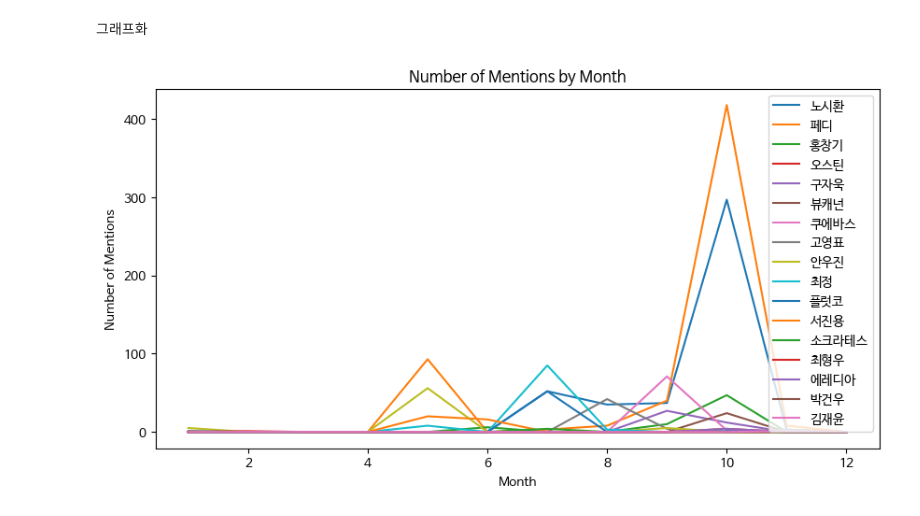
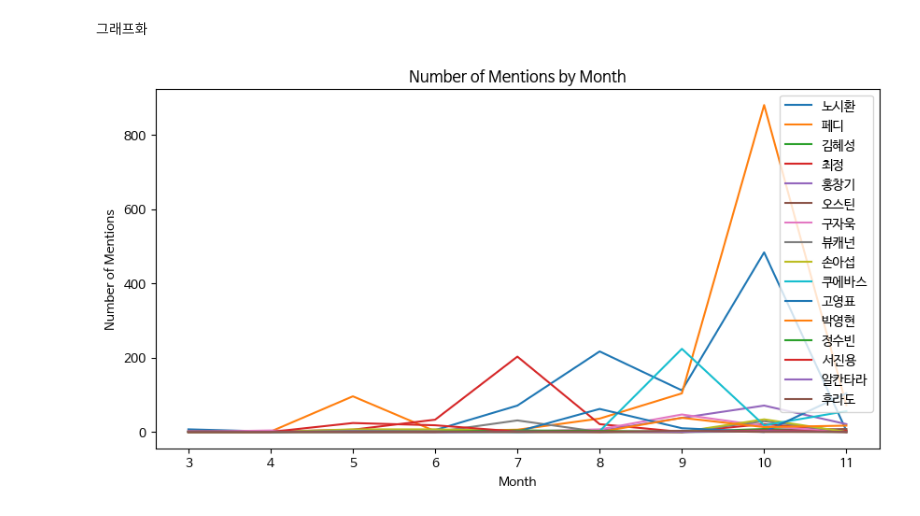
Before and after one commit to dohb128/BigData, a Jupyter notebook: BD_Project.ipynb, the cells around one changed output. Drawn from its saved outputs; the diff is of its cells as text; code cells hidden in the pictures.

```diff
--- a/BD_Project.ipynb
+++ b/BD_Project.ipynb
@@ -131,8 +131,8 @@ with open('KBO_MVP_후보_naver_news.json', 'r', encoding='utf8') as file:
 # 선수 이름별, 월별로 기사 개수를 저장하는 딕셔너리
 article_count = defaultdict(lambda: defaultdict(int))
 player_names = [
-        '노시환', '홍창기', '오스틴', '최형우', '최정', '에레디아', '구자욱', '전준우', '박건우', '소크라테스',
-        '페디', '고영표', '알칸타라', '뷰캐넌', '후라도', '안우진', '서진용', '쿠에바스', '김재윤', '플럿코'
+        '노시환', '홍창기', '오스틴', '최정', '서진용', '구자욱', '박영현', '손아섭', '알칸타라',
+        '페디', '고영표', '뷰캐넌', '후라도', '김혜성', '쿠에바스', '정수빈'
     ]
 
 for item in data:
@@ -186,8 +186,8 @@ for item in data:
     # 기사의 발행일로부터 월을 추출
     month = datetime.strptime(item['pDate'], '%Y-%m-%d %H:%M:%S').month
     player_names = [
-        '노시환', '홍창기', '오스틴', '최형우', '최정', '에레디아', '구자욱', '전준우', '박건우', '소크라테스',
-        '페디', '고영표', '알칸타라', '뷰캐넌', '후라도', '안우진', '서진용', '쿠에바스', '김재윤', '플럿코'
+        '노시환', '홍창기', '오스틴', '최정', '서진용', '구자욱', '박영현', '손아섭', '알칸타라',
+        '페디', '고영표', '뷰캐넌', '후라도', '김혜성', '쿠에바스', '정수빈'
     ]
 
     for player in player_names:
@@ -231,26 +231,26 @@ fc-cache: succeeded
 # %%
 import json
 import matplotlib.pyplot as plt
 
 plt.rc('font', family='NanumBarunGothic')
 
 # json 파일 읽기
 with open('player_mentions.json', 'r', encoding='utf8') as file:
     article_count = json.load(file)
 
 # 한 플롯에 모든 선수의 그래프 그리기
 plt.figure(figsize=(10, 5))
 
 for player, counts in article_count.items():
     # 월별 기사 언급 횟수를 리스트로 변환
-    mentions = [counts.get(str(month), 0) for month in range(1, 13)]
+    mentions = [counts.get(str(month), 0) for month in range(3, 12)]
     # 그래프 그리기
-    plt.plot(range(1, 13), mentions, label=player)
+    plt.plot(range(3, 12), mentions, label=player)
 
 plt.title('Number of Mentions by Month')
 plt.xlabel('Month')
 plt.ylabel('Number of Mentions')
 plt.legend(loc='upper right')
 plt.show()
 # %% [output]
-[figure, old version]
+[figure, new version]
```
Also changed, not shown: parts of 2 cells of this notebook.
